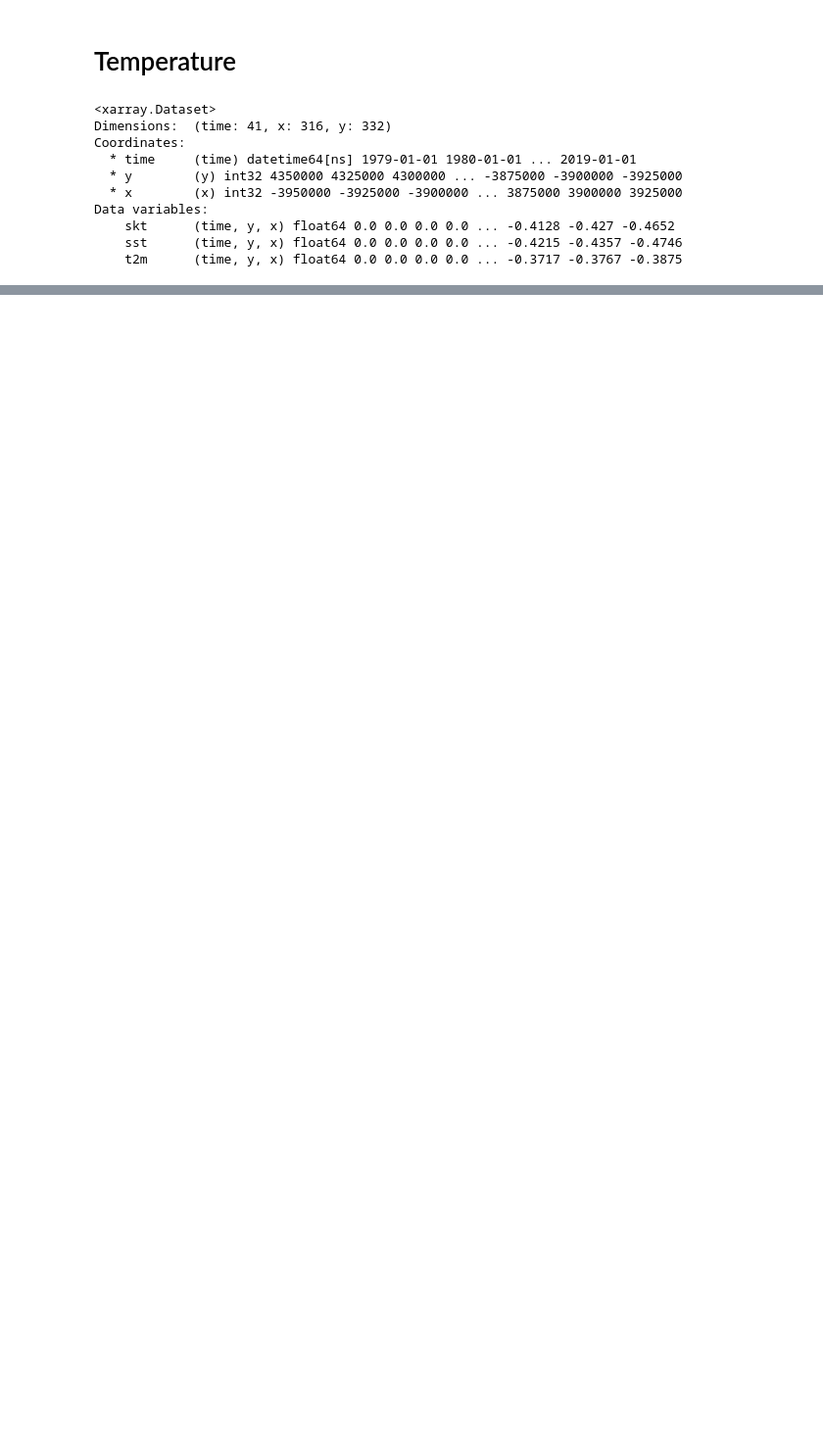
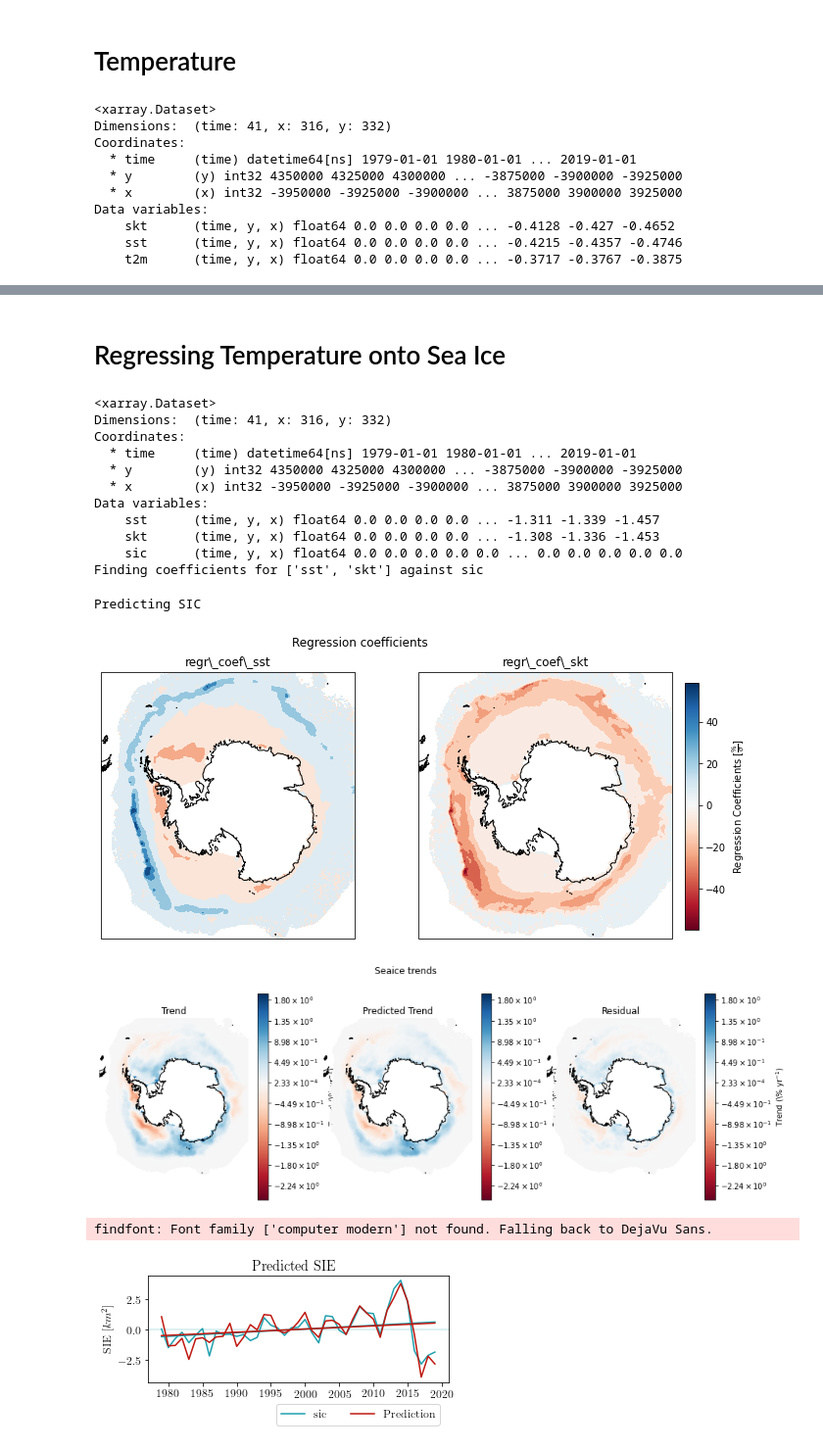
Before and after one commit to hjelleyman/Antarctica-M.2, a Jupyter notebook: Week 6.ipynb, the cells around one changed output, grey strips where cells are left out. Shown at 98% size. Drawn from its saved outputs; the diff is of its cells as text; code cells hidden in the pictures; blank space fills up the shorter version.

```diff
--- a/Week 6.ipynb
+++ b/Week 6.ipynb
@@ -116,0 +154,40 @@ plt.show()
+# %% [markdown]
+# Regressing Temperature onto Sea Ice
+# %%
+files = glob.glob('processed_data/*')
+files = [f for f in files if '_' not in f.split('\\')[1]]
+ds = xr.open_mfdataset(files, parallel=True, compat='override')
+
+dependant = 'sic'
+independant = ['sst', 'skt']
+ds = ds[independant + [dependant]]
+
+ds = ds.sel(time=slice('1979-01-01','2019-12-31'))
+ds = (ds
+      .pipe(w5.find_anomalies)
+      .pipe(w5.yearly_average)
+      .pipe(w5.normalise_indepenant, dependant='sic')
+     ).compute()
+
+print(ds)
+
+regression_results = w4.multiple_fast_regression(ds, dependant, independant)
+w5.plotting(regression_results, dependant, independant, folder='week6')
+w5.more_plotting(regression_results, dependant, independant, folder='week6')
+# %% [output]
+<xarray.Dataset>
+Dimensions:  (time: 41, x: 316, y: 332)
+Coordinates:
+  * time     (time) datetime64[ns] 1979-01-01 1980-01-01 ... 2019-01-01
+  * y        (y) int32 4350000 4325000 4300000 ... -3875000 -3900000 -3925000
+  * x        (x) int32 -3950000 -3925000 -3900000 ... 3875000 3900000 3925000
+Data variables:
+    sst      (time, y, x) float64 0.0 0.0 0.0 0.0 ... -1.311 -1.339 -1.457
+    skt      (time, y, x) float64 0.0 0.0 0.0 0.0 ... -1.308 -1.336 -1.453
+    sic      (time, y, x) float64 0.0 0.0 0.0 0.0 0.0 ... 0.0 0.0 0.0 0.0 0.0
+Finding coefficients for ['sst', 'skt'] against sic
+Predicting SIC
+[figure, added]
+[figure, added]
+findfont: Font family ['computer modern'] not found. Falling back to DejaVu Sans.
+[figure, added]
```
Also changed, not shown: parts of 13 cells of this notebook, 4 other files.
